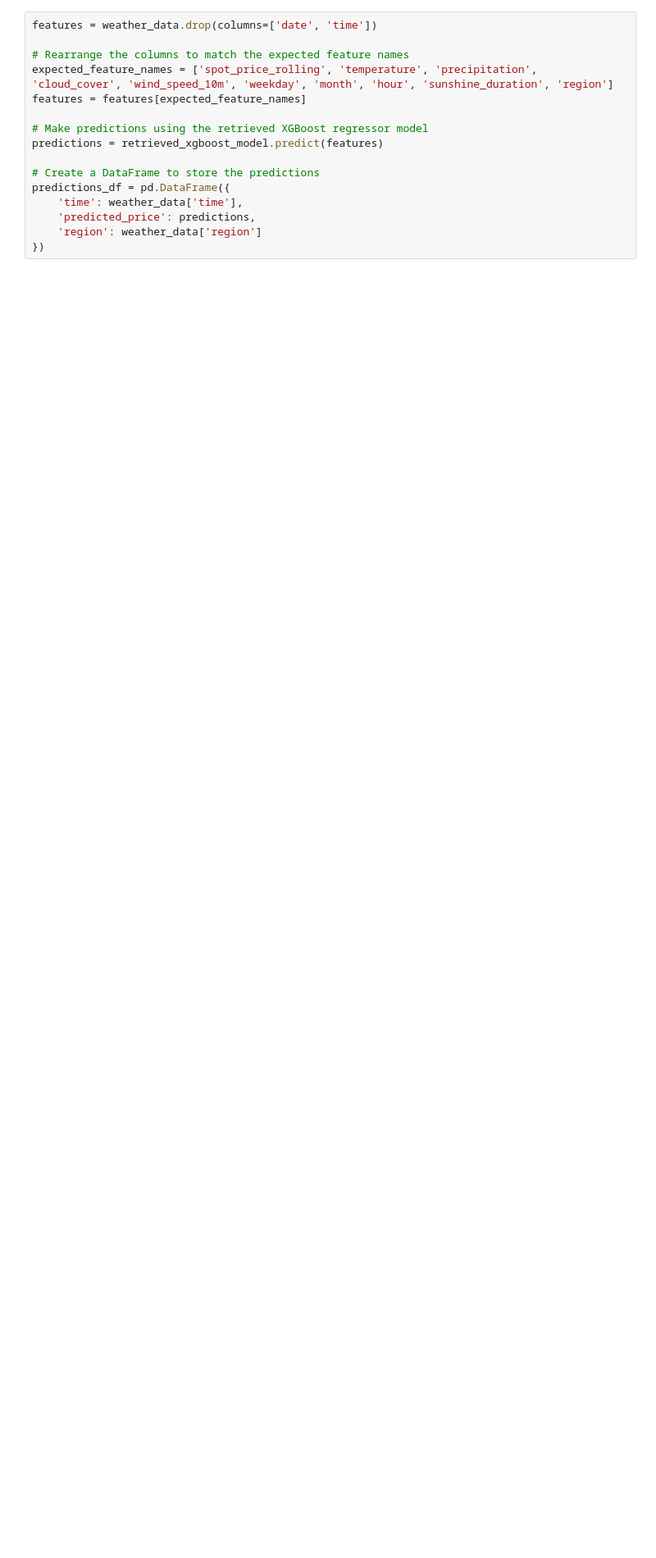
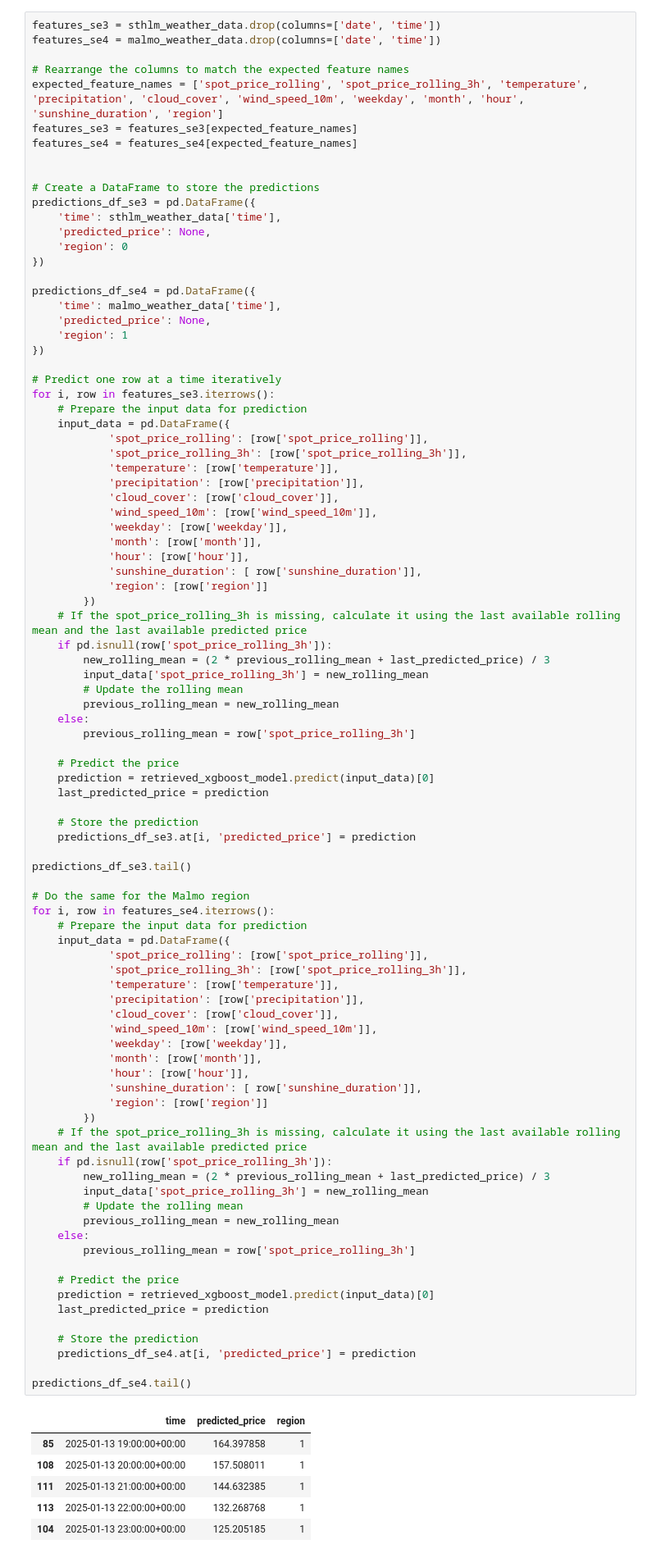
Before and after one commit to EliasSchuhmacher/ML_Project_Electricity, a Jupyter notebook: notebooks/4_batch_inference_combined.ipynb, the cells around one changed output. Shown at 82% size. Saved outputs shown, nothing was run; the diff lists cells and outputs as text; blank space fills up the shorter version.

```diff
--- a/notebooks/4_batch_inference_combined.ipynb
+++ b/notebooks/4_batch_inference_combined.ipynb
@@ -174,19 +198,100 @@ weather_data = pd.concat([sthlm_weather_data, malmo_weather_data], axis=0)
 # %%
-features = weather_data.drop(columns=['date', 'time'])
+features_se3 = sthlm_weather_data.drop(columns=['date', 'time'])
+features_se4 = malmo_weather_data.drop(columns=['date', 'time'])
 
 # Rearrange the columns to match the expected feature names
-expected_feature_names = ['spot_price_rolling', 'temperature', 'precipitation', 'cloud_cover', 'wind_speed_10m', 'weekday', 'month', 'hour', 'sunshine_duration', 'region']
-features = features[expected_feature_names]
+expected_feature_names = ['spot_price_rolling', 'spot_price_rolling_3h', 'temperature', 'precipitation', 'cloud_cover', 'wind_speed_10m', 'weekday', 'month', 'hour', 'sunshine_duration', 'region']
+features_se3 = features_se3[expected_feature_names]
+features_se4 = features_se4[expected_feature_names]
 
-# Make predictions using the retrieved XGBoost regressor model
-predictions = retrieved_xgboost_model.predict(features)
 
 # Create a DataFrame to store the predictions
-predictions_df = pd.DataFrame({
-    'time': weather_data['time'],
-    'predicted_price': predictions,
-    'region': weather_data['region']
+predictions_df_se3 = pd.DataFrame({
+    'time': sthlm_weather_data['time'],
+    'predicted_price': None,
+    'region': 0
 })
+
+predictions_df_se4 = pd.DataFrame({
+    'time': malmo_weather_data['time'],
+    'predicted_price': None,
+    'region': 1
+})
+
+# Predict one row at a time iteratively
+for i, row in features_se3.iterrows():
+    # Prepare the input data for prediction
+    input_data = pd.DataFrame({
+            'spot_price_rolling': [row['spot_price_rolling']],
+            'spot_price_rolling_3h': [row['spot_price_rolling_3h']],
+            'temperature': [row['temperature']],
+            'precipitation': [row['precipitation']],
+            'cloud_cover': [row['cloud_cover']],
+            'wind_speed_10m': [row['wind_speed_10m']],
+            'weekday': [row['weekday']],
+            'month': [row['month']],
+            'hour': [row['hour']],
+            'sunshine_duration': [ row['sunshine_duration']],
+            'region': [row['region']]
+        })
+    # If the spot_price_rolling_3h is missing, calculate it using the last available rolling mean and the last available predicted price
+    if pd.isnull(row['spot_price_rolling_3h']):
+        new_rolling_mean = (2 * previous_rolling_mean + last_predicted_price) / 3
+        input_data['spot_price_rolling_3h'] = new_rolling_mean
+        # Update the rolling mean
+        previous_rolling_mean = new_rolling_mean
+    else:
+        previous_rolling_mean = row['spot_price_rolling_3h']
+
+    # Predict the price
+    prediction = retrieved_xgboost_model.predict(input_data)[0]
+    last_predicted_price = prediction
+
+    # Store the prediction
+    predictions_df_se3.at[i, 'predicted_price'] = prediction
+
+predictions_df_se3.tail()
+
+# Do the same for the Malmo region
+for i, row in features_se4.iterrows():
+    # Prepare the input data for prediction
+    input_data = pd.DataFrame({
+            'spot_price_rolling': [row['spot_price_rolling']],
+            'spot_price_rolling_3h': [row['spot_price_rolling_3h']],
+            'temperature': [row['temperature']],
+            'precipitation': [row['precipitation']],
+            'cloud_cover': [row['cloud_cover']],
+            'wind_speed_10m': [row['wind_speed_10m']],
+            'weekday': [row['weekday']],
+            'month': [row['month']],
+            'hour': [row['hour']],
+            'sunshine_duration': [ row['sunshine_duration']],
+            'region': [row['region']]
+        })
+    # If the spot_price_rolling_3h is missing, calculate it using the last available rolling mean and the last available predicted price
+    if pd.isnull(row['spot_price_rolling_3h']):
+        new_rolling_mean = (2 * previous_rolling_mean + last_predicted_price) / 3
+        input_data['spot_price_rolling_3h'] = new_rolling_mean
+        # Update the rolling mean
+        previous_rolling_mean = new_rolling_mean
+    else:
+        previous_rolling_mean = row['spot_price_rolling_3h']
+
+    # Predict the price
+    prediction = retrieved_xgboost_model.predict(input_data)[0]
+    last_predicted_price = prediction
+
+    # Store the prediction
+    predictions_df_se4.at[i, 'predicted_price'] = prediction
+
+predictions_df_se4.tail()
+# %% [output]
+|  | time | predicted_price | region |
+| 85 | 2025-01-13 19:00:00+00:00 | 164.397858 | 1 |
+| 108 | 2025-01-13 20:00:00+00:00 | 157.508011 | 1 |
+| 111 | 2025-01-13 21:00:00+00:00 | 144.632385 | 1 |
+| 113 | 2025-01-13 22:00:00+00:00 | 132.268768 | 1 |
+| 104 | 2025-01-13 23:00:00+00:00 | 125.205185 | 1 |
 # %% [markdown]
 ### <span style="color:#ff5f27;">🤖 Making the predictions</span>
 # %%
```
Also changed, not shown: parts of 7 cells of this notebook, 11 other files.
